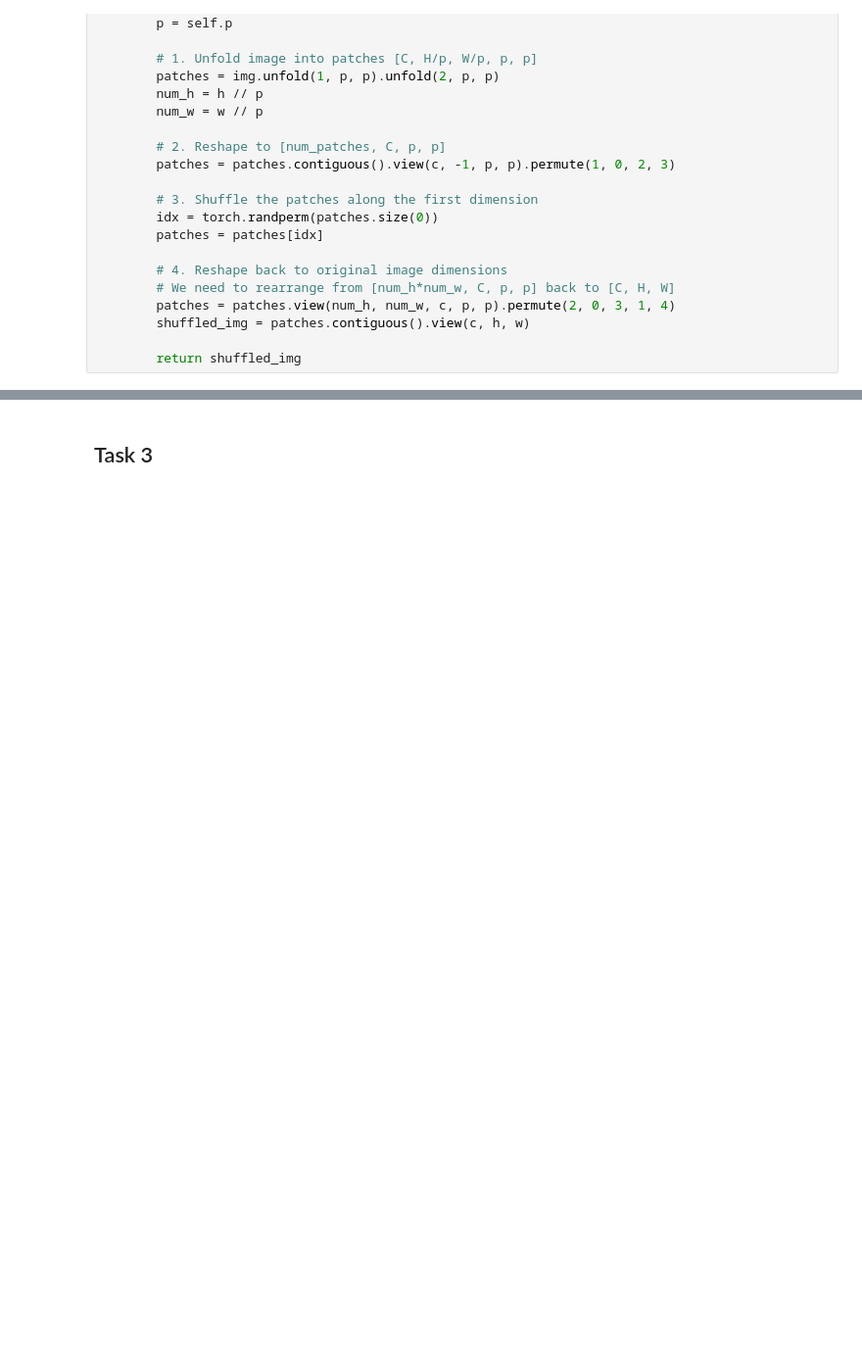
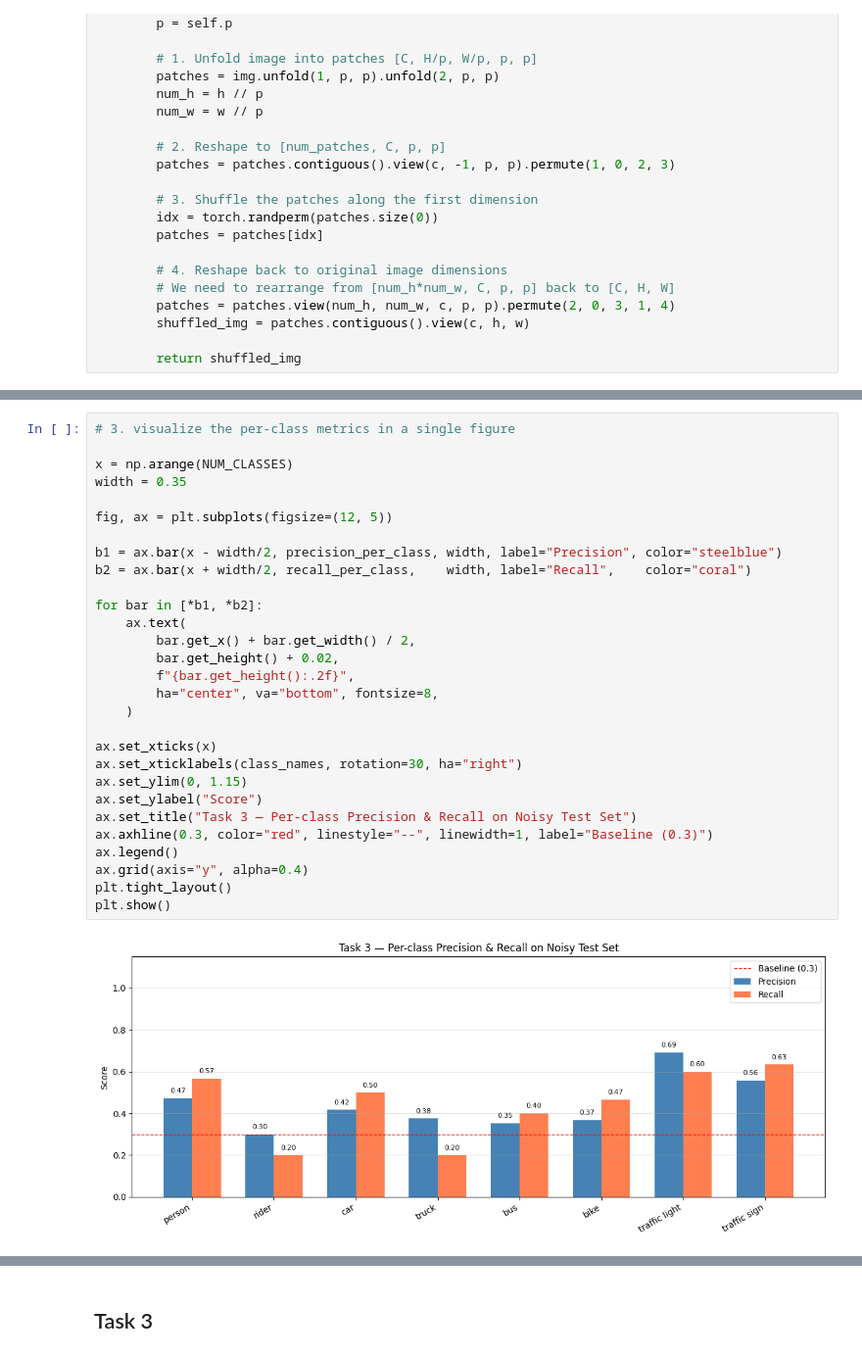
Before and after one commit to joanaritalopes/Autonomous-Driving-using-Deep-Learning, a Jupyter notebook: assignment2_skeleton.ipynb, the cells around one changed output, grey strips where cells are left out. Shown at 98% size. Saved outputs shown, nothing was run; the diff lists cells and outputs as text; blank space fills up the shorter version.

```diff
--- a/assignment2_skeleton.ipynb
+++ b/assignment2_skeleton.ipynb
@@ -318,0 +677,31 @@ for a in ax:
+# %%
+# 3. visualize the per-class metrics in a single figure
+
+x = np.arange(NUM_CLASSES)
+width = 0.35
+
+fig, ax = plt.subplots(figsize=(12, 5))
+
+b1 = ax.bar(x - width/2, precision_per_class, width, label="Precision", color="steelblue")
+b2 = ax.bar(x + width/2, recall_per_class,    width, label="Recall",    color="coral")
+
+for bar in [*b1, *b2]:
+    ax.text(
+        bar.get_x() + bar.get_width() / 2,
+        bar.get_height() + 0.02,
+        f"{bar.get_height():.2f}",
+        ha="center", va="bottom", fontsize=8,
+    )
+
+ax.set_xticks(x)
+ax.set_xticklabels(class_names, rotation=30, ha="right")
+ax.set_ylim(0, 1.15)
+ax.set_ylabel("Score")
+ax.set_title("Task 3 — Per-class Precision & Recall on Noisy Test Set")
+ax.axhline(0.3, color="red", linestyle="--", linewidth=1, label="Baseline (0.3)")
+ax.legend()
+ax.grid(axis="y", alpha=0.4)
+plt.tight_layout()
+plt.show()
+# %% [output]
+[figure, added]
```
Also changed, not shown: parts of 8 cells of this notebook.
